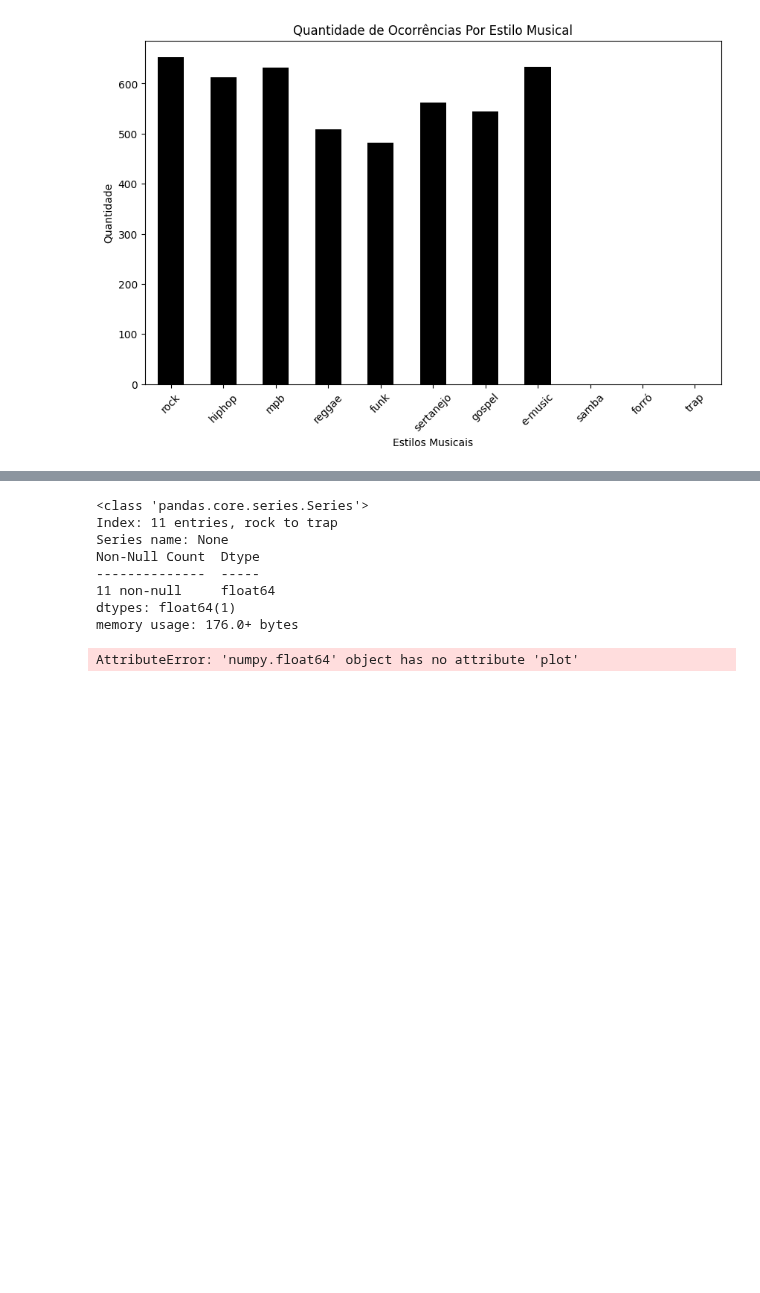
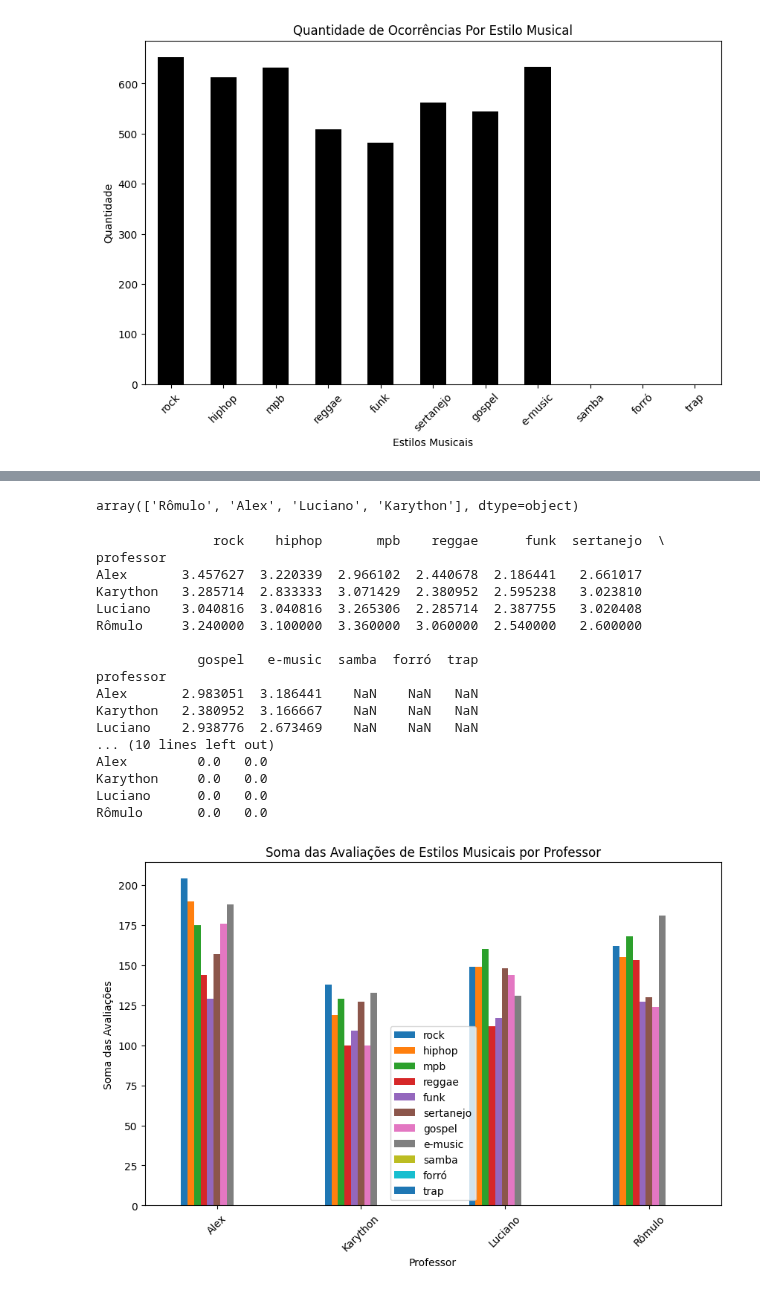
Before and after one commit to maclausk/python-ia-senai-df, a Jupyter notebook: 22082024.ipynb, the cells around one changed output, grey strips where cells are left out. Cells and saved outputs as stored; diff of their text form; code cells hidden in the pictures; blank space fills up the shorter version.

```diff
--- a/22082024.ipynb
+++ b/22082024.ipynb
@@ -262,12 +249,0 @@ dtype: float64
-# %%
-# informações técnicas do Dataframe
-df_estilos_preenchidos.info()
-# %% [output]
-<class 'pandas.core.series.Series'>
-Index: 11 entries, rock to trap
-Series name: None
-Non-Null Count  Dtype
---------------  -----
-11 non-null     float64
-dtypes: float64(1)
-memory usage: 176.0+ bytes
@@ -276,9 +250,43 @@ df_estilos_preenchidos_soma = df_estilos_preenchidos.sum()
-# %%
-df_estilos_preenchidos_soma.plot(kind='bar',figsize=(10, 6), color='skyblue')
-plt.title('Quantidade de Ocorrências por Estilo Musical')
-plt.xlabel('Estilos Musicais')
-plt.ylabel('Quantidade')
-plt.xticks(rotation=45)
-plt.show()
-# %% [output]
-AttributeError: 'numpy.float64' object has no attribute 'plot'
+# %%
+# Obter os nomes únicos dos professores que aparecem na coluna 'professor'
+df_pm2['professor'].unique()
+# %% [output]
+array(['Rômulo', 'Alex', 'Luciano', 'Karython'], dtype=object)
+# %%
+# Criação da variável 'grupo_professor' que agrupa os estilos musicais votados pelos alunos, organizados por professor. Isso permite ver quais estilos musicais foram mais votados em cada turma de um professor específico.
+grupo_professor = df_pm2.groupby('professor')[['rock','hiphop','mpb','reggae','funk','sertanejo','gospel','e-music','samba','forró','trap']]
+# %%
+# Visualizando a média das avaliações de estilos musicais por professor
+media_por_professor = grupo_professor.mean()
+print(media_por_professor)
+
+# Visualizando a soma das avaliações de estilos musicais por professor
+soma_por_professor = grupo_professor.sum()
+print(soma_por_professor)
+
+# Gerando um gráfico de barras para comparar a soma das avaliações de estilos musicais entre os professores
+soma_por_professor.plot(kind='bar', figsize=(10, 6))
+plt.title('Soma das Avaliações de Estilos Musicais por Professor')
+plt.xlabel('Professor')
+plt.ylabel('Soma das Avaliações')
+plt.xticks(rotation=45)
+plt.show()
+# %% [output]
+               rock    hiphop       mpb    reggae      funk  sertanejo  \
+professor
+Alex       3.457627  3.220339  2.966102  2.440678  2.186441   2.661017
+Karython   3.285714  2.833333  3.071429  2.380952  2.595238   3.023810
+Luciano    3.040816  3.040816  3.265306  2.285714  2.387755   3.020408
+Rômulo     3.240000  3.100000  3.360000  3.060000  2.540000   2.600000
+
+             gospel   e-music  samba  forró  trap
+professor
+Alex       2.983051  3.186441    NaN    NaN   NaN
+Karython   2.380952  3.166667    NaN    NaN   NaN
+Luciano    2.938776  2.673469    NaN    NaN   NaN
+... (10 lines left out)
+Alex         0.0   0.0
+Karython     0.0   0.0
+Luciano      0.0   0.0
+Rômulo       0.0   0.0
+[figure, added]
```
Also changed, not shown: parts of 26 cells of this notebook, 6 other files.
